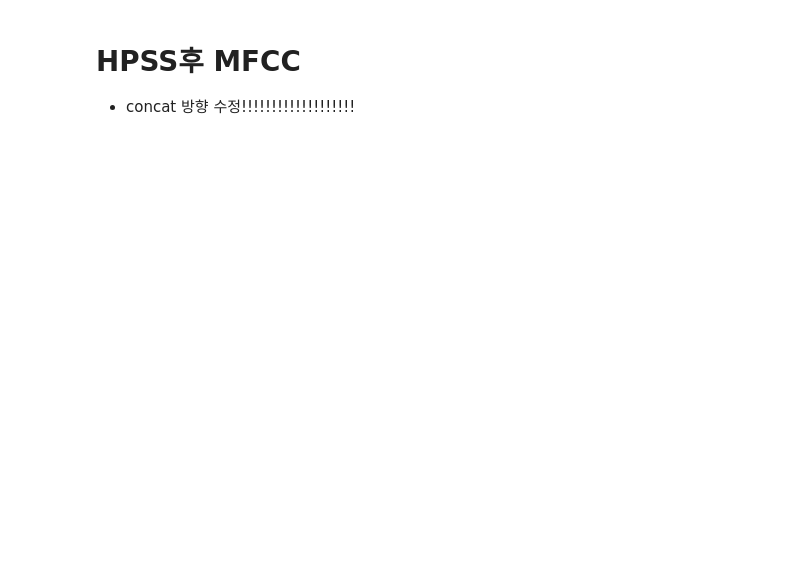
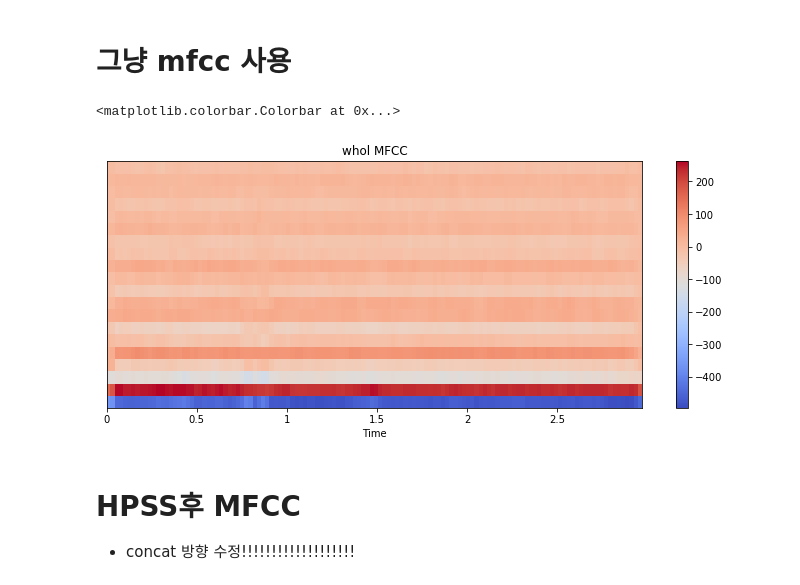
Before and after one commit to dizwe/snorrr, a Jupyter notebook: preprocessing/preprocessing_test_hpss_mfcc.ipynb, the cells around one changed output. Drawn from its saved outputs; the diff is of its cells as text; code cells hidden in the pictures; blank space fills up the shorter version.

```diff
--- a/preprocessing/preprocessing_test_hpss_mfcc.ipynb
+++ b/preprocessing/preprocessing_test_hpss_mfcc.ipynb
@@ -8,3 +10,18 @@ y, sr = librosa.load(os.path.join('.', 'data', 'label', 'u822565.mp3'), sr=44100
+# %% [markdown]
+# 그냥 mfcc 사용
+# %%
+import matplotlib.pyplot as plt
+import librosa.display
+
+mfcc = librosa.feature.mfcc(y, sr, n_mfcc=20)
+plt.figure(figsize=(12, 10))
+plt.subplot(2, 1, 1)
+librosa.display.specshow(mfcc, x_axis='time')
+plt.title('whol MFCC')
+plt.colorbar()
+# %% [output]
+<matplotlib.colorbar.Colorbar at 0x...>
+[figure, added]
 # %% [markdown]
 # HPSS후 MFCC
 - concat 방향 수정!!!!!!!!!!!!!!!!!!!
```
Also changed, not shown: parts of 25 cells of this notebook, 1 other file.
